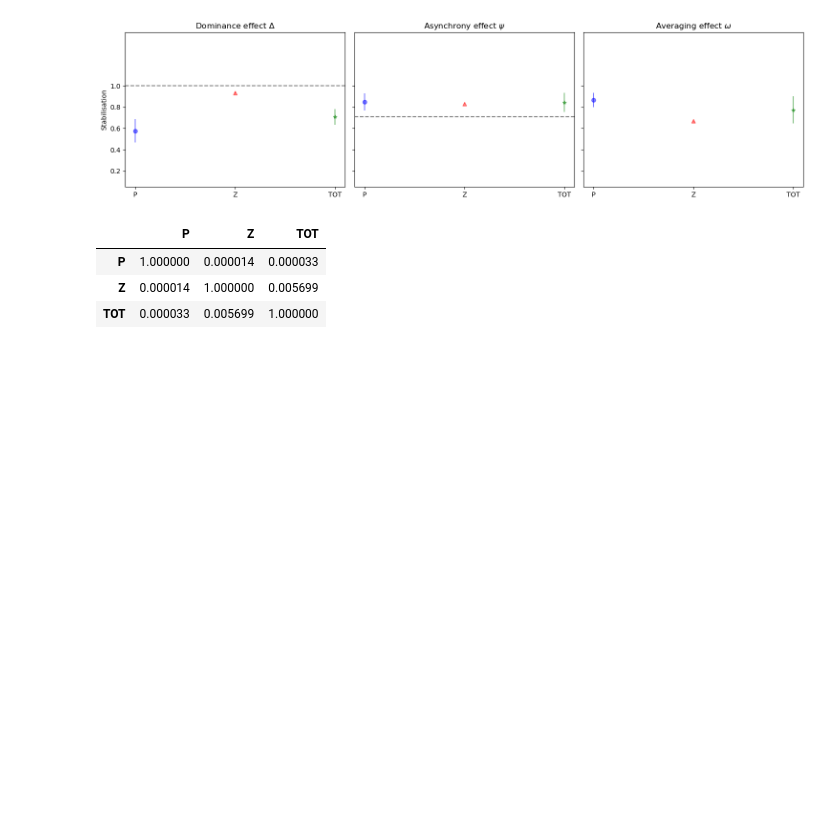
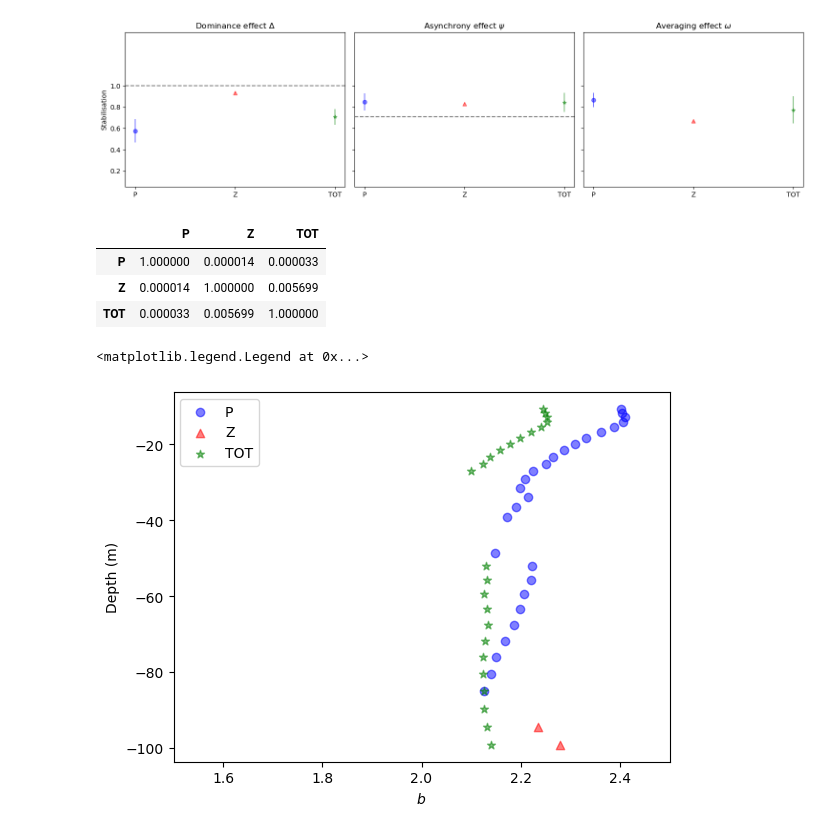
Before and after one commit to gocchipintive/COMSTABPY, a Jupyter notebook: docs/example.ipynb, the cells around one changed output. Cells and saved outputs as stored; diff of their text form; code cells hidden in the pictures; blank space fills up the shorter version.

Commit message:
add examples on plotting Taylor's power law

```diff
--- a/docs/example.ipynb
+++ b/docs/example.ipynb
@@ -21,6 +21,7 @@ communities = ['P','Z','TOT']
 cvs_arr = np.zeros((len(communities),len(depth),4)) #CV_e,CV_tilde,CV_a,CV_c
 stb_arr = np.zeros((len(communities),len(depth),4)) #tau,Delta,psi,omega
 rel_arr = np.zeros((len(communities),len(depth),3)) #relative Delta,psi,omega
+tay_arr = np.zeros((len(communities),len(depth),3)) #b,a,p-value of Taylor's power law
 # %%
 %%capture
 #suppress the output of the loop, to avoid printing warning messages from the stability analysis
@@ -36,10 +37,12 @@ for icomm,community in enumerate(communities):
             cvs_arr[icomm,idepth] = result['CVs']
             stb_arr[icomm,idepth] = result['Stabilization']
             rel_arr[icomm,idepth] = result['Relative']
+            tay_arr[icomm,idepth] = result['Taylor']
         except:
             cvs_arr[icomm,idepth] = np.array([np.nan,np.nan,np.nan,np.nan])
             stb_arr[icomm,idepth] = np.array([np.nan,np.nan,np.nan,np.nan])
             rel_arr[icomm,idepth] = np.array([np.nan,np.nan,np.nan])
+            tay_arr[icomm,idepth] = np.array([np.nan,np.nan,np.nan])
             continue
 # %%
 #Ternary plot
@@ -83,3 +86,18 @@ tukey_std
 | P | 1.000000 | 0.000014 | 0.000033 |
 | Z | 0.000014 | 1.000000 | 0.005699 |
 | TOT | 0.000033 | 0.005699 | 1.000000 |
+# %%
+#Plot of Taylor's parameter b along the water column
+depth = ds.depth.values
+fig,axs = plt.subplots()
+for icomm,community in enumerate(communities):
+        axs.scatter(tay_arr[icomm,:,0], depth, c=colors[icomm], marker=markers[icomm], alpha=0.5, label=community)
+#axs[0].legend()
+axs.set_ylabel('Depth (m)')
+axs.set_xlabel('$b$')
+#    ax.set_xscale('log')
+axs.set_xlim(1.5,2.5)
+axs.legend()
+# %% [output]
+<matplotlib.legend.Legend at 0x...>
+[figure, added]
```
Also changed, not shown: parts of 1 cell of this notebook.
